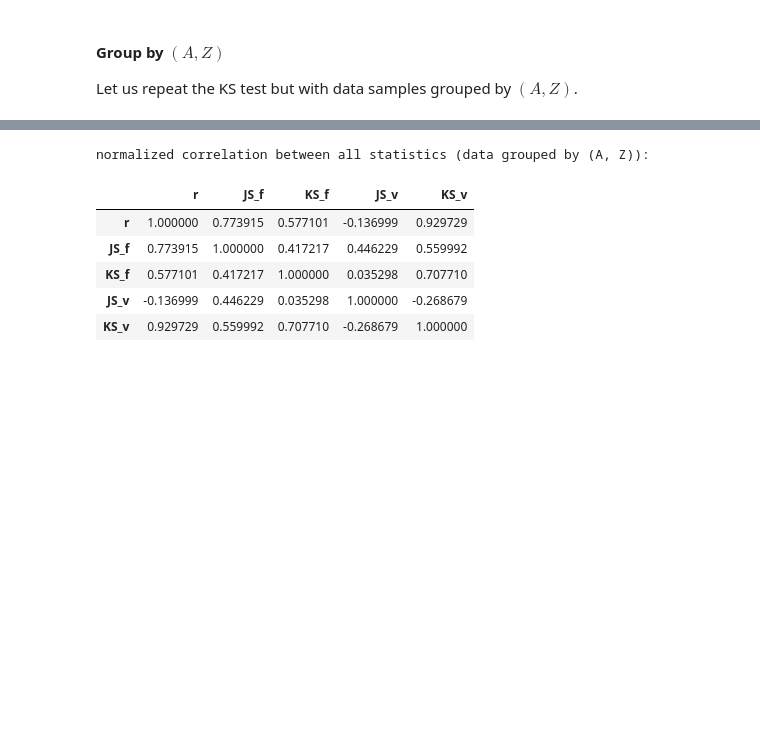
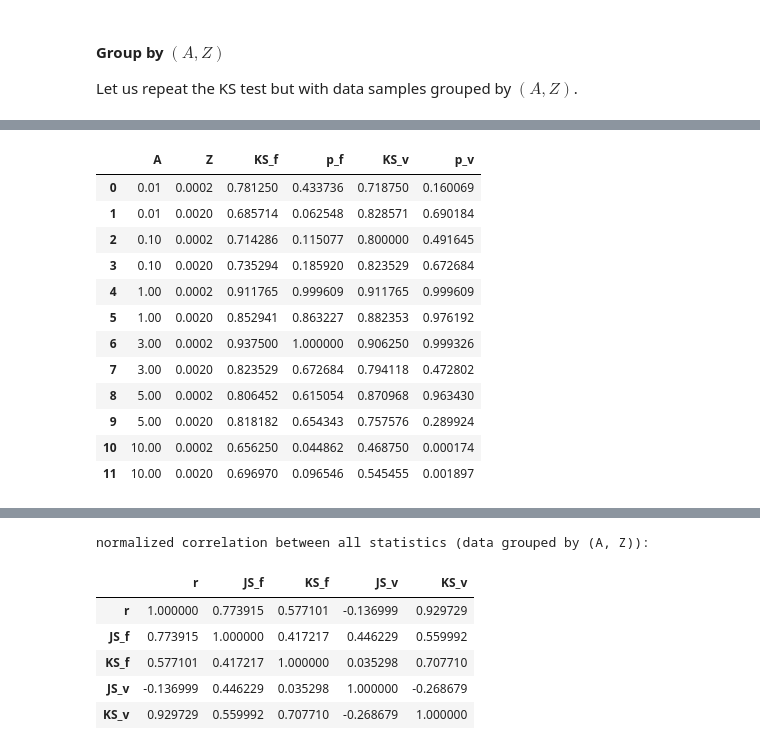
Before and after one commit to marco-giunta/compastro, a Jupyter notebook: delay ripulito.ipynb, the cells around one changed output, grey strips where cells are left out. Cells and saved outputs as stored; diff of their text form; code cells hidden in the pictures; blank space fills up the shorter version.

```diff
--- a/delay ripulito.ipynb
+++ b/delay ripulito.ipynb
@@ -1401 +1411,25 @@ KS pvaules < 0.05 (data grouped by (A, Z)):
+# %%
+tmp1, tmp2 = KS_stat_AZ_statistic_df.copy(), KS_stat_AZ_pvalue_df.copy()
+tmp1 = tmp1.drop(['loglog_fixed', 'loglog_variable'], axis = 1).rename({'original_fixed':'KS_f', 'original_variable':'KS_v'}, axis = 1)
+tmp2 = tmp2.drop(['loglog_fixed', 'loglog_variable'], axis = 1).rename({'original_fixed':'p_f', 'original_variable':'p_v'}, axis = 1)
+tmp1.merge(tmp2, on = ['A', 'Z'])[['A', 'Z', 'KS_f', 'p_f', 'KS_v', 'p_v']]\
+    .style\
+    .apply(lambda x: ['background: royalblue' if v < 0.05 else '' for v in x], subset = ['p_f', 'p_v'])\
+    .background_gradient(cmap = rg_cmap, vmin = 0, vmax = 1, subset = ['KS_f', 'KS_v'])\
+    .format(precision = 2, subset = 'A')\
+    .format(precision = 4, subset = 'Z')
+# %% [output]
+|  | A | Z | KS_f | p_f | KS_v | p_v |
+| 0 | 0.01 | 0.0002 | 0.781250 | 0.433736 | 0.718750 | 0.160069 |
+| 1 | 0.01 | 0.0020 | 0.685714 | 0.062548 | 0.828571 | 0.690184 |
+| 2 | 0.10 | 0.0002 | 0.714286 | 0.115077 | 0.800000 | 0.491645 |
+| 3 | 0.10 | 0.0020 | 0.735294 | 0.185920 | 0.823529 | 0.672684 |
+| 4 | 1.00 | 0.0002 | 0.911765 | 0.999609 | 0.911765 | 0.999609 |
+| 5 | 1.00 | 0.0020 | 0.852941 | 0.863227 | 0.882353 | 0.976192 |
+| 6 | 3.00 | 0.0002 | 0.937500 | 1.000000 | 0.906250 | 0.999326 |
+| 7 | 3.00 | 0.0020 | 0.823529 | 0.672684 | 0.794118 | 0.472802 |
+| 8 | 5.00 | 0.0002 | 0.806452 | 0.615054 | 0.870968 | 0.963430 |
+| 9 | 5.00 | 0.0020 | 0.818182 | 0.654343 | 0.757576 | 0.289924 |
+| 10 | 10.00 | 0.0002 | 0.656250 | 0.044862 | 0.468750 | 0.000174 |
+| 11 | 10.00 | 0.0020 | 0.696970 | 0.096546 | 0.545455 | 0.001897 |
 # %% [markdown]
```
Also changed, not shown: parts of 46 cells of this notebook.
